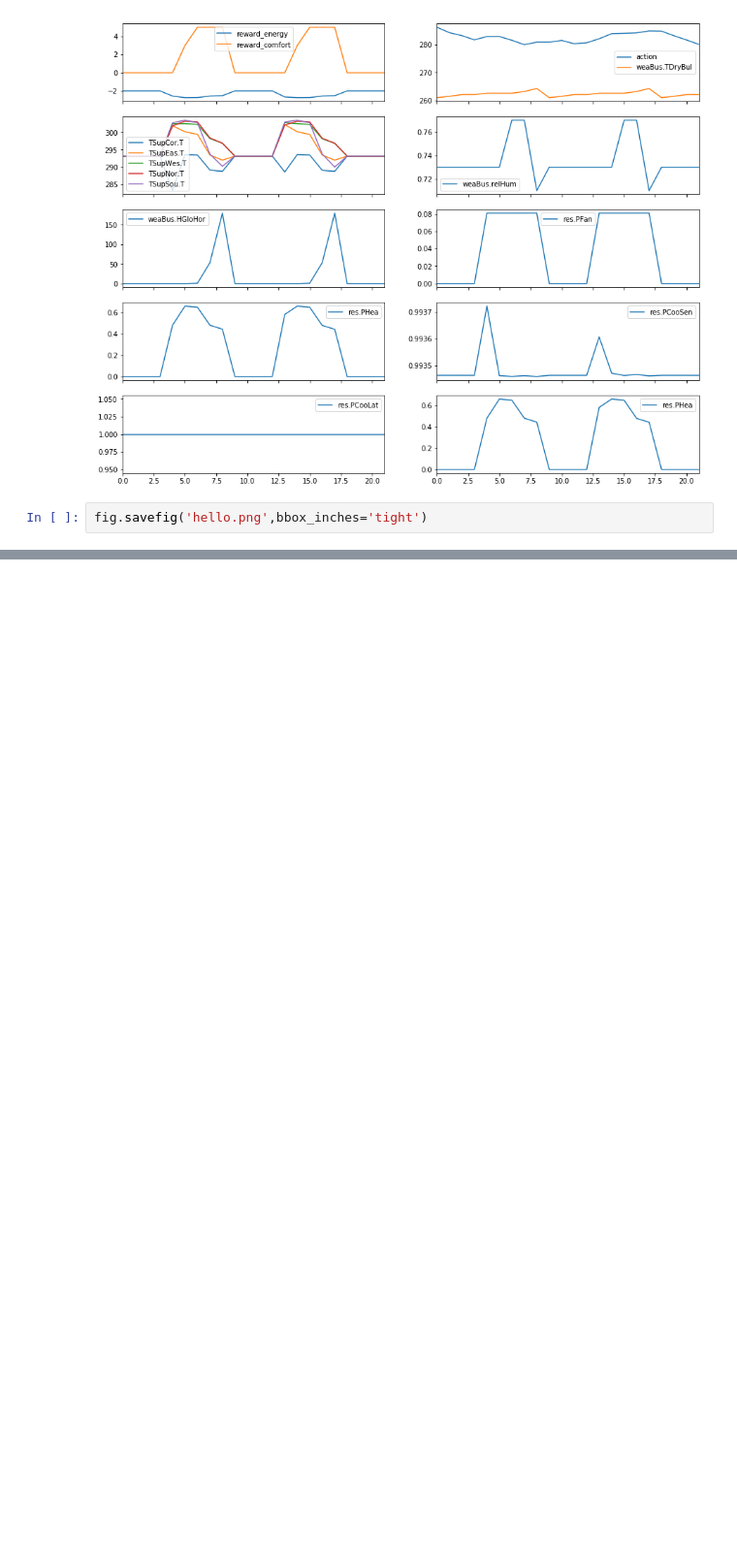
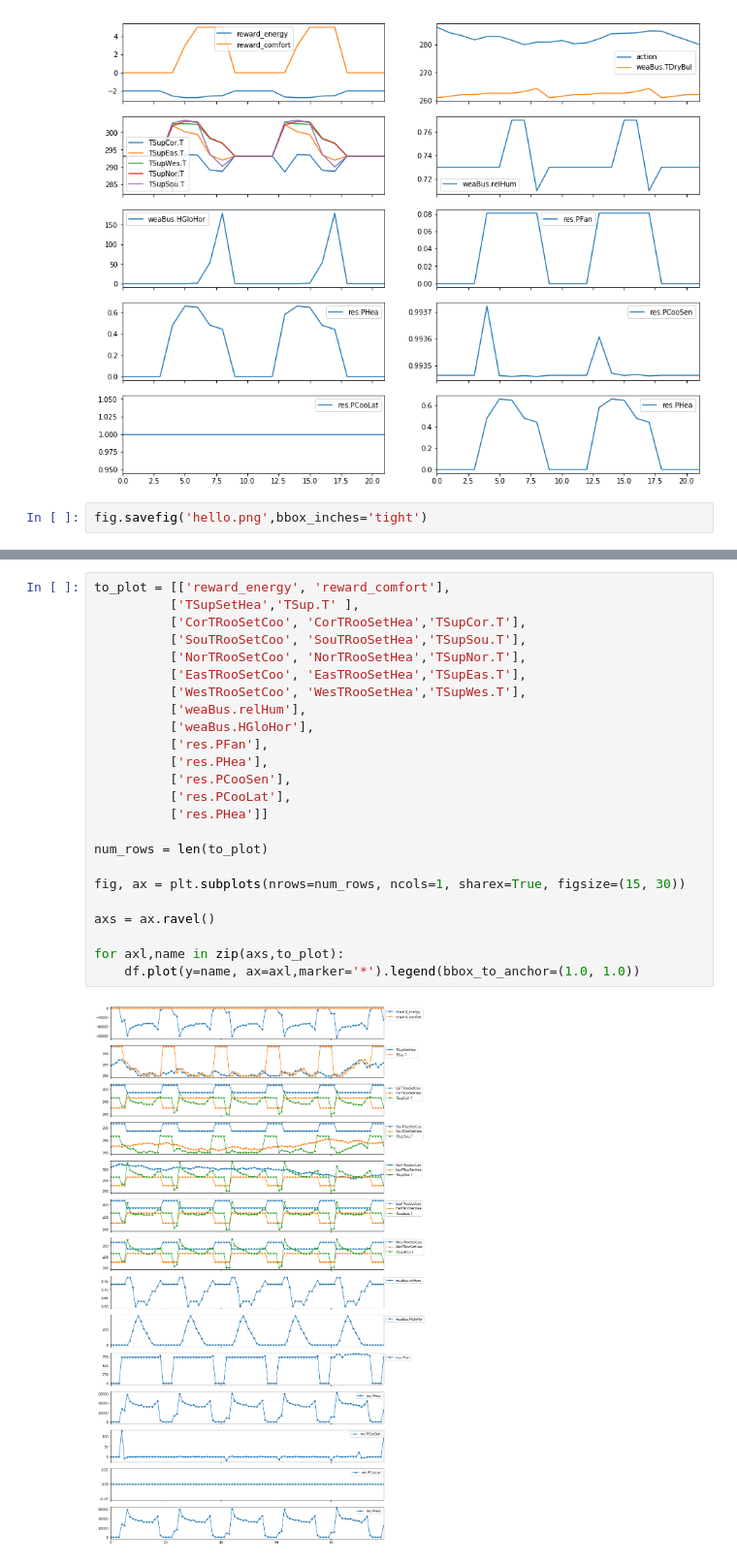
Before and after one commit to AvisekNaug/5ZoneTestBedControl, a Jupyter notebook: Notebook/EDA.ipynb, the cells around one changed output, grey strips where cells are left out. Shown at 97% size. Cells and saved outputs as stored; diff of their text form; blank space fills up the shorter version.

```diff
--- a/Notebook/EDA.ipynb
+++ b/Notebook/EDA.ipynb
@@ -58,0 +75,26 @@ fig.savefig('hello.png',bbox_inches='tight')
+# %%
+to_plot = [['reward_energy', 'reward_comfort'],
+          ['TSupSetHea','TSup.T' ],
+          ['CorTRooSetCoo', 'CorTRooSetHea','TSupCor.T'],
+          ['SouTRooSetCoo', 'SouTRooSetHea','TSupSou.T'],
+          ['NorTRooSetCoo', 'NorTRooSetHea','TSupNor.T'],
+          ['EasTRooSetCoo', 'EasTRooSetHea','TSupEas.T'],
+          ['WesTRooSetCoo', 'WesTRooSetHea','TSupWes.T'],
+          ['weaBus.relHum'],
+          ['weaBus.HGloHor'],
+          ['res.PFan'],
+          ['res.PHea'],
+          ['res.PCooSen'],
+          ['res.PCooLat'],
+          ['res.PHea']]
+
+num_rows = len(to_plot)
+
+fig, ax = plt.subplots(nrows=num_rows, ncols=1, sharex=True, figsize=(15, 30))
+
+axs = ax.ravel()
+
+for axl,name in zip(axs,to_plot):
+    df.plot(y=name, ax=axl,marker='*').legend(bbox_to_anchor=(1.0, 1.0))
+# %% [output]
+[figure, added]
```
Also changed, not shown: parts of 3 cells of this notebook.
